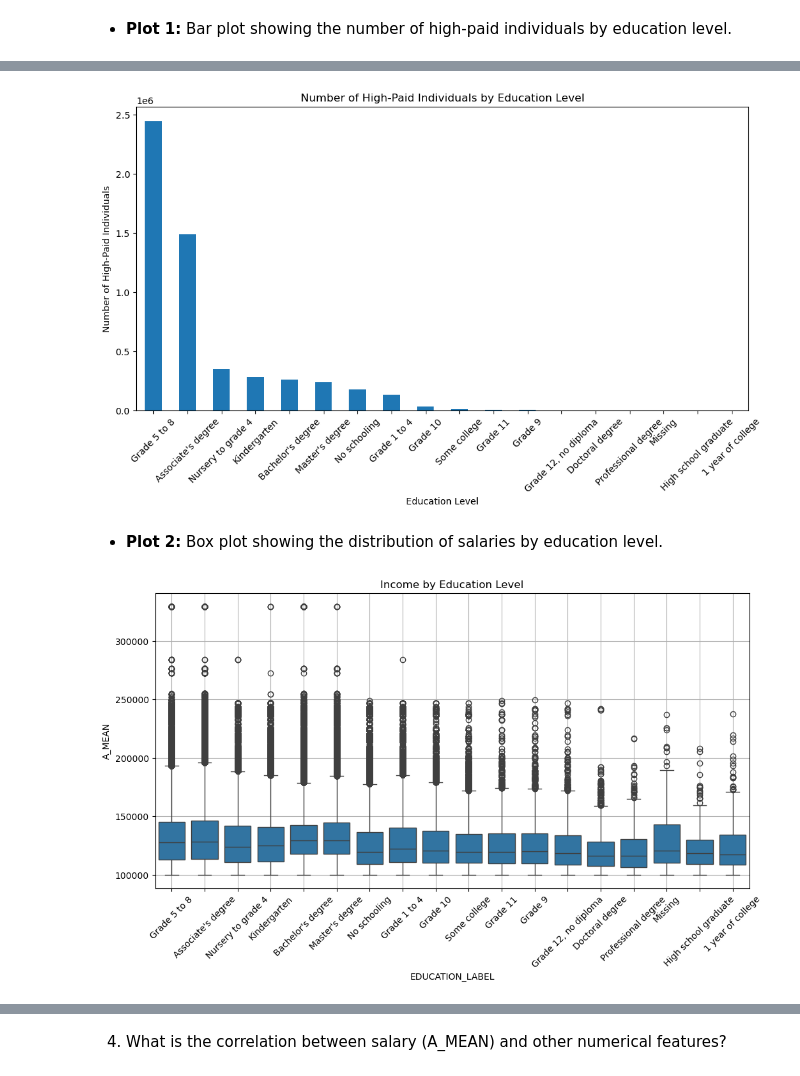
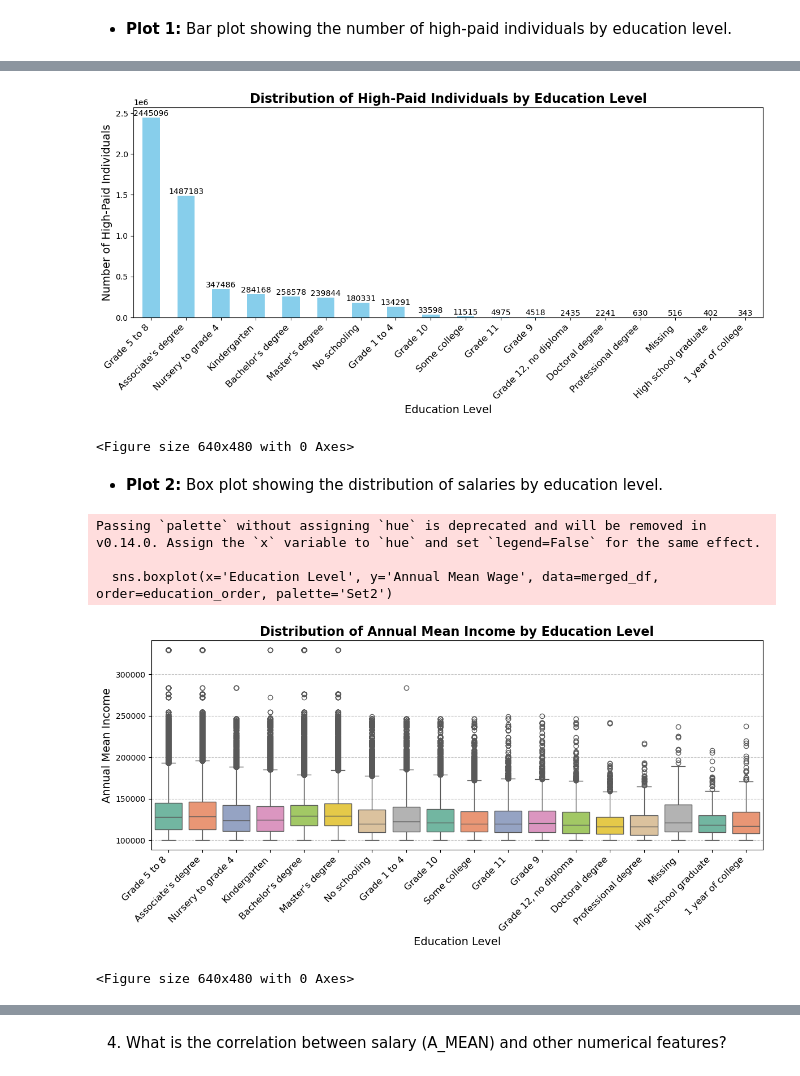
Before and after one commit to rjf7q/bls-data-exploration, a Jupyter notebook: bls_data_exploration.ipynb, the cells around one changed output, grey strips where cells are left out. Cells and saved outputs as stored; diff of their text form; code cells hidden in the pictures.

```diff
--- a/bls_data_exploration.ipynb
+++ b/bls_data_exploration.ipynb
@@ -428,8 +402,12 @@ EDUCATION_LABEL    41220
 dtype: int64
 # %%
 #Drop missing valeus
-census_df=census_df.dropna(how='any')
+census_df=census_df.dropna(subset=['EDUCATION_LABEL'])
 # %%
 # Filter for individuals earning $100K or more
 census_df = census_df[census_df['INCTOT'] >= 100000]
+# %%
+#drop the INCTOT beccause the first dataset contains :H_MEAN, A_MEAN, etc. that provide sufficient information about income,
+#  it may be unnecessary to keep it.
+census_df.drop(columns=['INCTOT'],inplace=True)
 # %%
@@ -516,6 +536,6 @@ us_states.head(3)
 # %%
-# The merge is performed based on the state postal abbreviations: 'STUSPS' in us_states and 'PRIM_STATE' in merged_df.
-merged = us_states.set_index('STUSPS').join(merged_df.set_index('PRIM_STATE'), rsuffix='_merged')# 'rsuffix' is used to avoid
+# The merge is performed based on the state postal abbreviations: 'STUSPS' in us_states and 'State Abbriviation' in merged_df.
+merged = us_states.set_index('STUSPS').join(merged_df.set_index('State Abbriviation'), rsuffix='_merged')# 'rsuffix' is used to avoid
 #column name conflicts during the merge.
 # %%
 #check the null value after merge
@@ -811,7 +768,7 @@ plt.show()
 # %%
 # Plot 2: Horizontal bar plot with a color palette
 plt.figure(figsize=(12, 6))
-top_occupations = merged_df['OCC_TITLE'].value_counts().head(10)
+top_occupations = merged_df['Occupation Title'].value_counts().head(10)
 
 # Use a color palette
 colors = sns.color_palette("viridis", len(top_occupations))  # Choose a color palette
@@ -826,5 +783,6 @@ for index, value in enumerate(top_occupations):
     plt.text(value, index, str(value), va='center')  # Add text labels
 
 plt.show()
+plt.savefig('./Images/top_10_OCC_high_paid_indv.png')
 # %% [output]
 [figure]
@@ -858,28 +800,52 @@ Name: count, dtype: int64
 # %%
 # 3. Relationship between education level and high-paid individuals
 # Plot 1: Bar plot
 plt.figure(figsize=(12, 6))
-merged_df['EDUCATION_LABEL'].value_counts().plot(kind='bar')
-plt.title('Number of High-Paid Individuals by Education Level')
-plt.xlabel('Education Level')
-plt.ylabel('Number of High-Paid Individuals')
-plt.xticks(rotation=45)
+education_counts = merged_df['Education Level'].value_counts()
+education_counts.plot(kind='bar', color='skyblue')
+
+# Title and labels
+plt.title('Distribution of High-Paid Individuals by Education Level', fontsize=16, fontweight='bold')
+plt.xlabel('Education Level', fontsize=14)
+plt.ylabel('Number of High-Paid Individuals', fontsize=14)
+plt.xticks(rotation=45, ha='right', fontsize=12)
+
+# Adding value annotations on top of the bars
+for index, value in enumerate(education_counts):
+    plt.text(index, value, str(value), ha='center', va='bottom', fontsize=10)
+
+plt.tight_layout()  # Adjust layout to make room for labels
 plt.show()
+plt.savefig('./Images/High_paid_by_Education_Level.png')
 # %% [output]
-[figure, old version]
+[figure, new version]
+<Figure size 640x480 with 0 Axes>
 # %% [markdown]
 - **Plot 2:** Box plot showing the distribution of salaries by education level.
 # %%
 # Plot 2: Box plot
 # Define a custom order for education levels if needed
-education_order = merged_df['EDUCATION_LABEL'].value_counts().index.tolist()
+education_order = merged_df['Education Level'].value_counts().index.tolist()
 
 # Create the box plot
 plt.figure(figsize=(12, 6))
-sns.boxplot(x='EDUCATION_LABEL', y='A_MEAN', data=merged_df, order=education_order)
-plt.title('Income by Education Level')
-plt.xticks(rotation=45)
-plt.grid()
+sns.boxplot(x='Education Level', y='Annual Mean Wage', data=merged_df, order=education_order, palette='Set2')
+
+# Title and labels
+plt.title('Distribution of Annual Mean Income by Education Level', fontsize=16, fontweight='bold')
+plt.xlabel('Education Level', fontsize=14)
+plt.ylabel('Annual Mean Income', fontsize=14)
+plt.xticks(rotation=45, ha='right', fontsize=12)
+
+# Adding grid lines
+plt.grid(axis='y', linestyle='--', alpha=0.7)
+
+plt.tight_layout()  # Adjust layout to make room for labels
 plt.show()
+plt.savefig('./Images/Salary_by_ Education_Level.png')
 # %% [output]
+Passing `palette` without assigning `hue` is deprecated and will be removed in v0.14.0. Assign the `x` variable to `hue` and set `legend=False` for the same effect.
+
+  sns.boxplot(x='Education Level', y='Annual Mean Wage', data=merged_df, order=education_order, palette='Set2')
-[figure, old version]
+[figure, new version]
+<Figure size 640x480 with 0 Axes>
```
Also changed, not shown: parts of 108 cells of this notebook.
